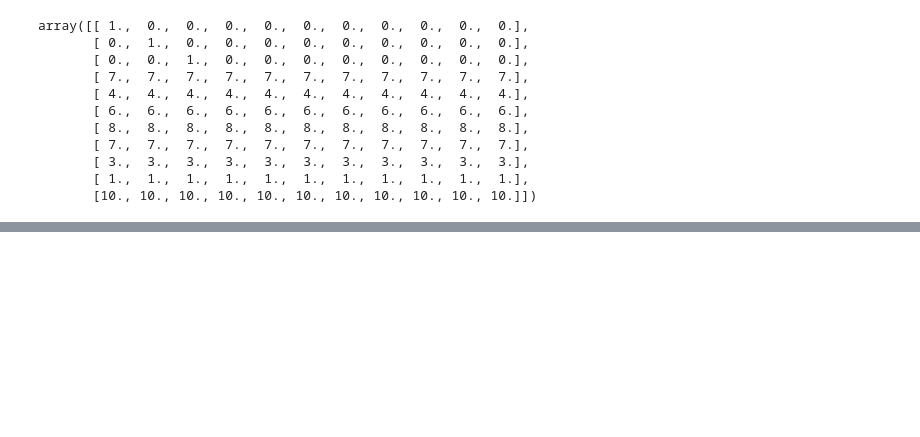
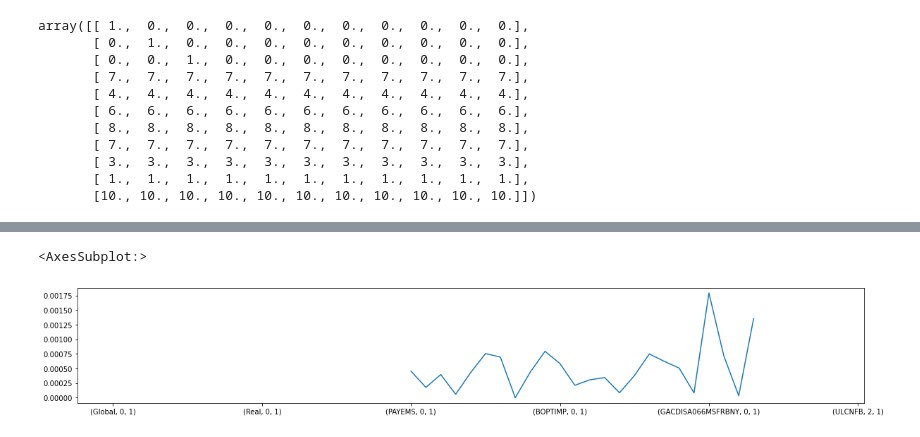
Before and after one commit to hyunchangyi/nowcasting, a Jupyter notebook: nowcasting.ipynb, the cells around one changed output, grey strips where cells are left out. Saved outputs shown, nothing was run; the diff lists cells and outputs as text; code cells hidden in the pictures; blank space fills up the shorter version.

```diff
--- a/nowcasting.ipynb
+++ b/nowcasting.ipynb
@@ -1831,0 +1908,5 @@ ZmM, ZmUM, VmM, VmUM, loglikM, k_tM = SKF(y.to_numpy(), Am.to_numpy(), Cm.to_num
+# %%
+(abs(M.Q-Qm).sum(axis=1) / abs(M.Q).sum(axis=1) * 100).plot(figsize=(20, 3))
+# %% [output]
+<AxesSubplot:>
+[figure, added]
```
Also changed, not shown: parts of 107 cells of this notebook, 35 other files.
